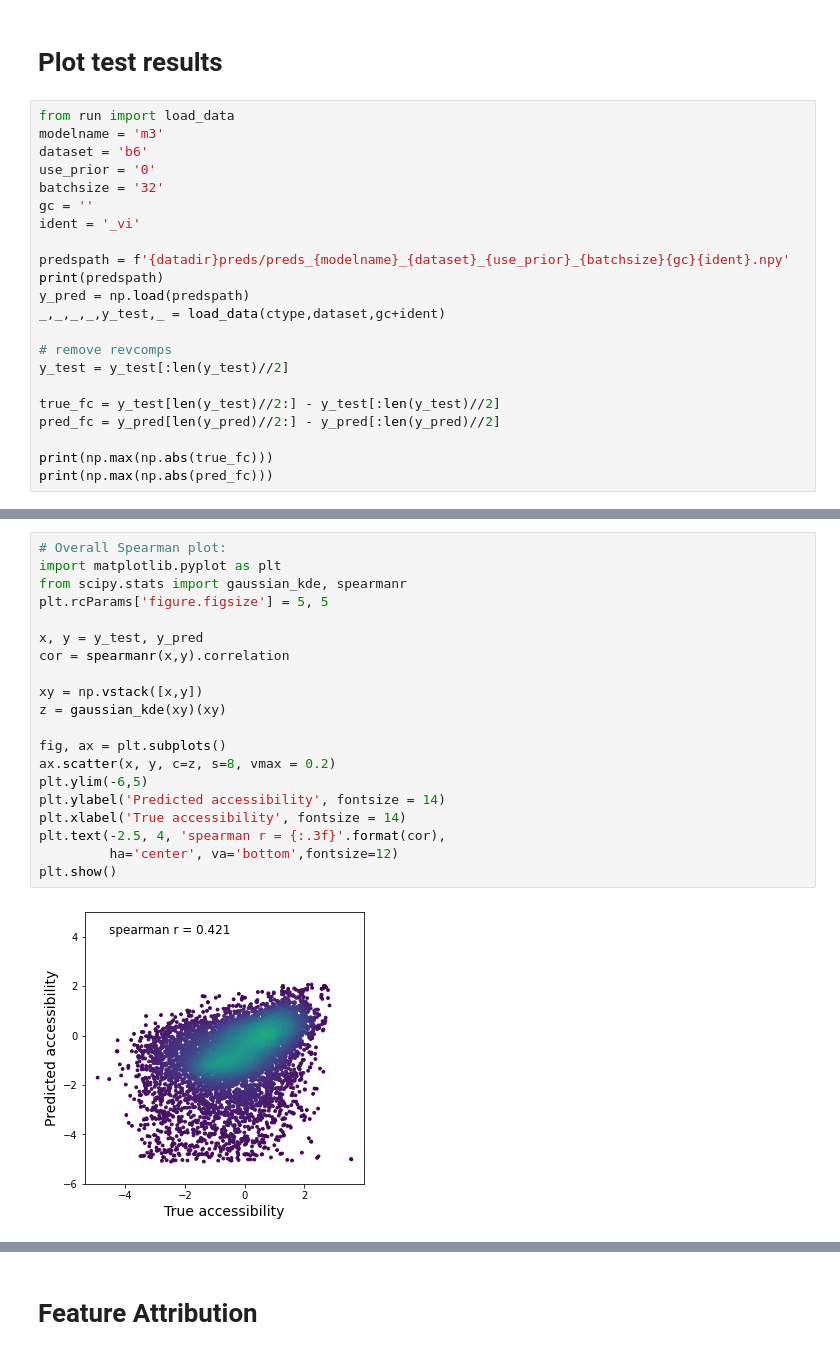
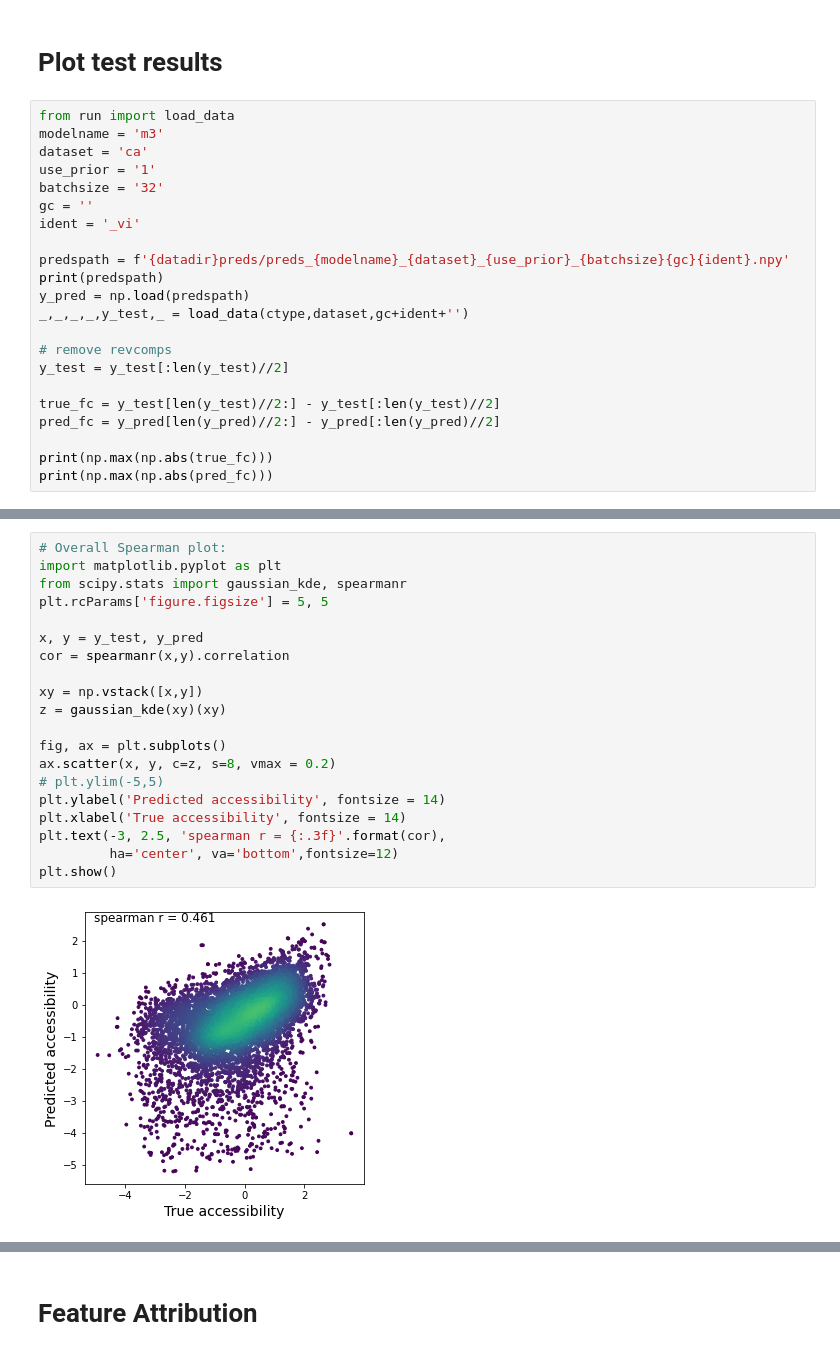
Before and after one commit to adityasinha379/mouseASA, a Jupyter notebook: scripts/analysis.ipynb, the cells around one changed output, grey strips where cells are left out. Saved outputs shown, nothing was run; the diff lists cells and outputs as text.

```diff
--- a/scripts/analysis.ipynb
+++ b/scripts/analysis.ipynb
@@ -25,8 +25,8 @@ name = ['train', 'val', 'test']
 # %%
 from run import load_data
 modelname = 'm3'
-dataset = 'b6'
-use_prior = '0'
+dataset = 'ca'
+use_prior = '1'
 batchsize = '32'
 gc = ''
 ident = '_vi'
@@ -34,7 +34,7 @@ ident = '_vi'
 predspath = f'{datadir}preds/preds_{modelname}_{dataset}_{use_prior}_{batchsize}{gc}{ident}.npy'
 print(predspath)
 y_pred = np.load(predspath)
-_,_,_,_,y_test,_ = load_data(ctype,dataset,gc+ident)
+_,_,_,_,y_test,_ = load_data(ctype,dataset,gc+ident+'')
 
 # remove revcomps
 y_test = y_test[:len(y_test)//2]
@@ -51,25 +71,25 @@ print(np.max(np.abs(pred_fc)))
 # %%
 # Overall Spearman plot:
 import matplotlib.pyplot as plt
 from scipy.stats import gaussian_kde, spearmanr
 plt.rcParams['figure.figsize'] = 5, 5
 
 x, y = y_test, y_pred
 cor = spearmanr(x,y).correlation
 
 xy = np.vstack([x,y])
 z = gaussian_kde(xy)(xy)
 
 fig, ax = plt.subplots()
 ax.scatter(x, y, c=z, s=8, vmax = 0.2)
-plt.ylim(-6,5)
+# plt.ylim(-5,5)
 plt.ylabel('Predicted accessibility', fontsize = 14)
 plt.xlabel('True accessibility', fontsize = 14)
-plt.text(-2.5, 4, 'spearman r = {:.3f}'.format(cor),
+plt.text(-3, 2.5, 'spearman r = {:.3f}'.format(cor),
          ha='center', va='bottom',fontsize=12)
 plt.show()
 # %% [output]
-[figure, old version]
+[figure, new version]
 # %%
 # Allele Specific predictions plot:
 from mpl_toolkits.axes_grid1 import make_axes_locatable
```
Also changed, not shown: parts of 11 cells of this notebook, 7 other files.
